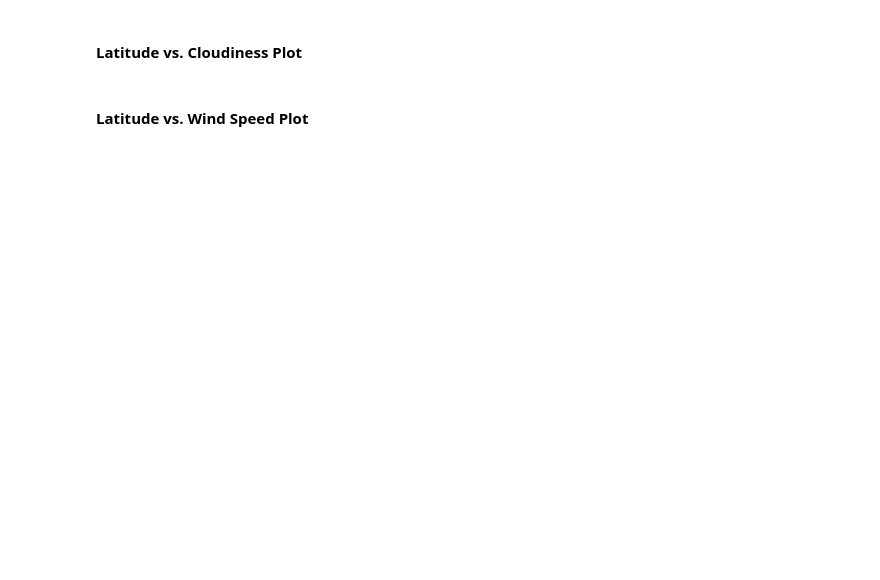
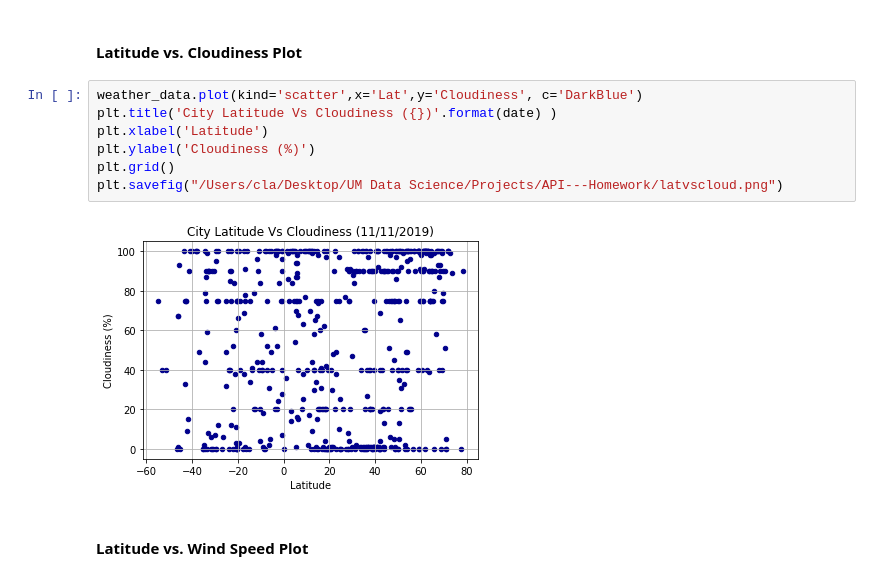
Before and after one commit to abrahambenaim/API---Homework, a Jupyter notebook: WeatherPy.ipynb, the cells around one changed output. Saved outputs shown, nothing was run; the diff lists cells and outputs as text; blank space fills up the shorter version.

```diff
--- a/WeatherPy.ipynb
+++ b/WeatherPy.ipynb
@@ -115,4 +200,13 @@ ValueError: arrays must all be same length
 # %% [markdown]
 #### Latitude vs. Cloudiness Plot
+# %%
+weather_data.plot(kind='scatter',x='Lat',y='Cloudiness', c='DarkBlue')
+plt.title('City Latitude Vs Cloudiness ({})'.format(date) )
+plt.xlabel('Latitude')
+plt.ylabel('Cloudiness (%)')
+plt.grid()
+plt.savefig("/Users/cla/Desktop/UM Data Science/Projects/API---Homework/latvscloud.png")
+# %% [output]
+[figure, added]
 # %% [markdown]
 #### Latitude vs. Wind Speed Plot
```
Also changed, not shown: parts of 16 cells of this notebook, 6 other files.
